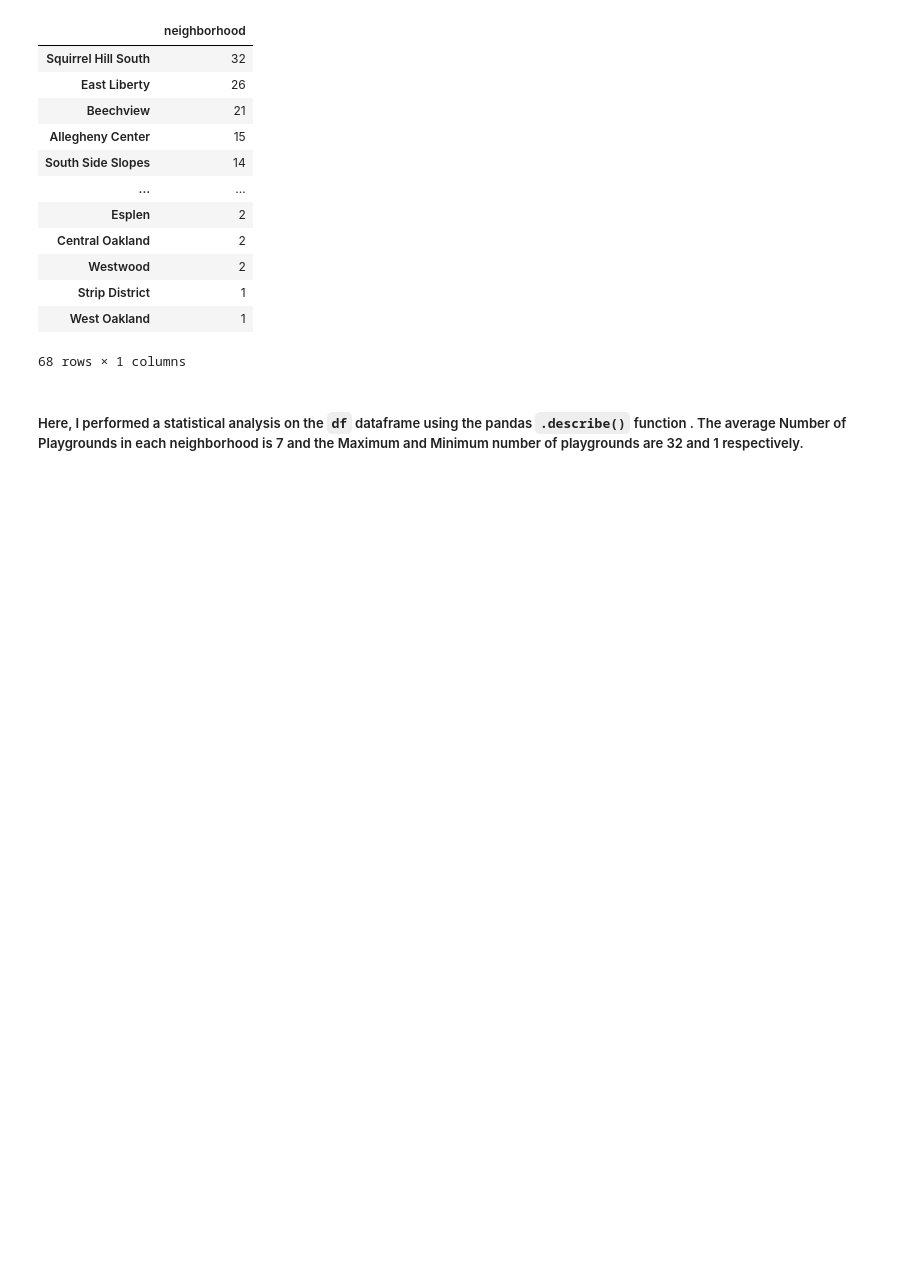
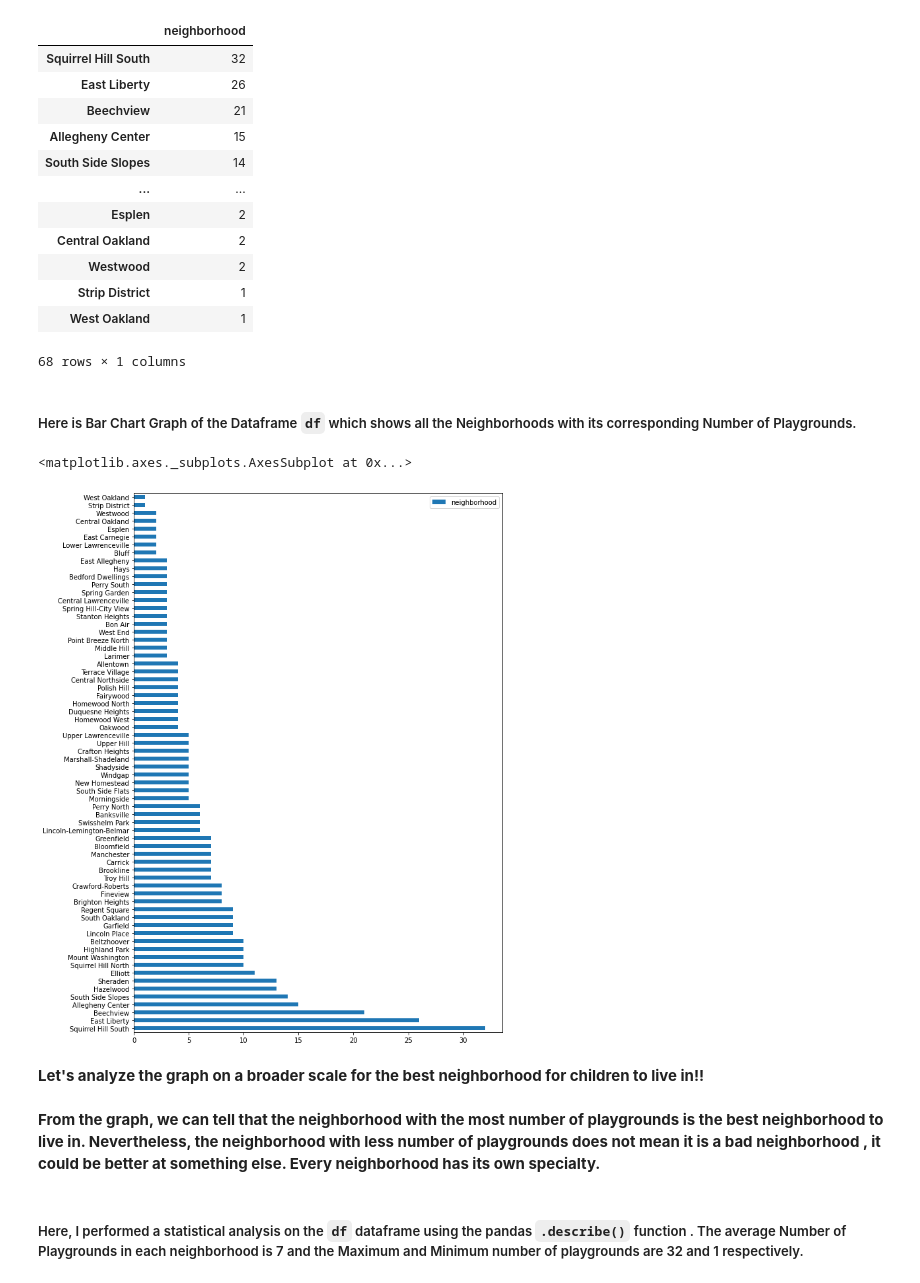
Before and after one commit to Roma-Reddy/Cmpinf0010FinalProject, a Jupyter notebook: Roma_Final_Notebook.ipynb, the cells around one changed output. Drawn from its saved outputs; the diff is of its cells as text; code cells hidden in the pictures; blank space fills up the shorter version.

```diff
--- a/Roma_Final_Notebook.ipynb
+++ b/Roma_Final_Notebook.ipynb
@@ -71,6 +68,17 @@ df
 | Strip District | 1 |
 | West Oakland | 1 |
 68 rows × 1 columns
+# %% [markdown]
+##### Here is Bar Chart Graph of the Dataframe `df` which shows all the Neighborhoods with its corresponding Number of Playgrounds.
+# %%
+df.plot(kind = 'barh',figsize=(10,15))
+# %% [output]
+<matplotlib.axes._subplots.AxesSubplot at 0x...>
+[figure, added]
+# %% [markdown]
+**Let's analyze the graph on a broader scale for the best neighborhood for children to live in!!**
+# %% [markdown]
+**From the graph, we can tell that the neighborhood with the most number of playgrounds is the best neighborhood to live in. Nevertheless, the neighborhood with less number of playgrounds does not mean it is a bad neighborhood , it could be better at something else. Every neighborhood has its own specialty.**
 # %% [markdown]
 ##### Here, I performed a statistical analysis on the `df` dataframe using the pandas `.describe()` function . The average Number of Playgrounds in each neighborhood is 7 and the Maximum and Minimum number of playgrounds are 32 and 1 respectively.
 # %%
```
Also changed, not shown: parts of 5 cells of this notebook.
